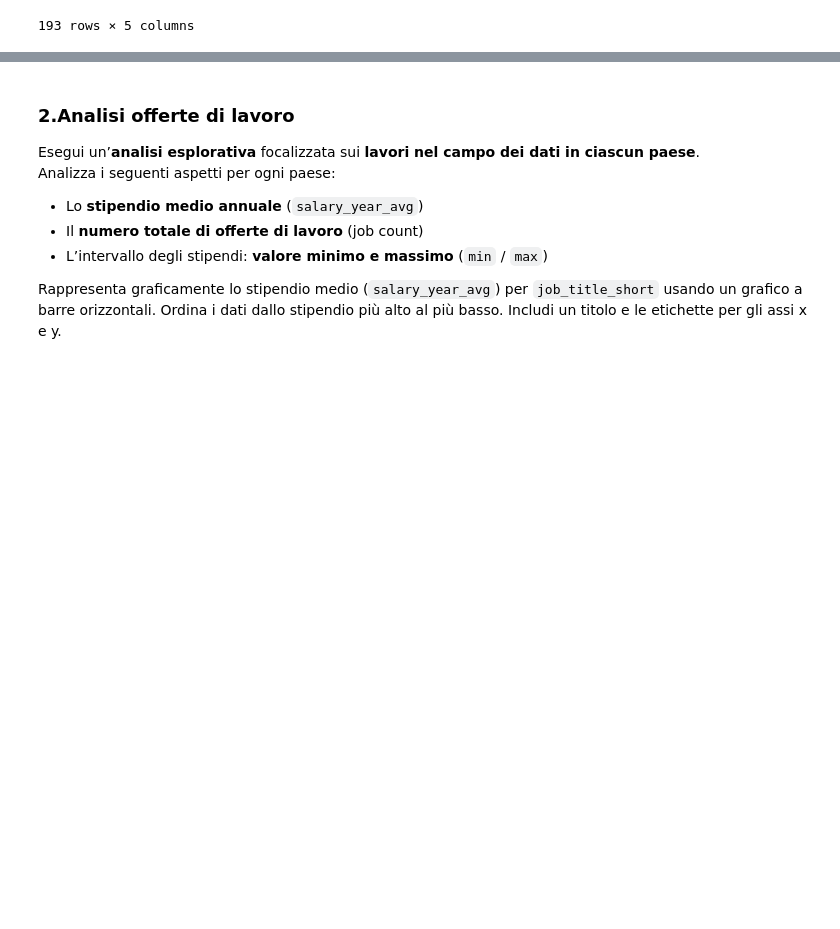
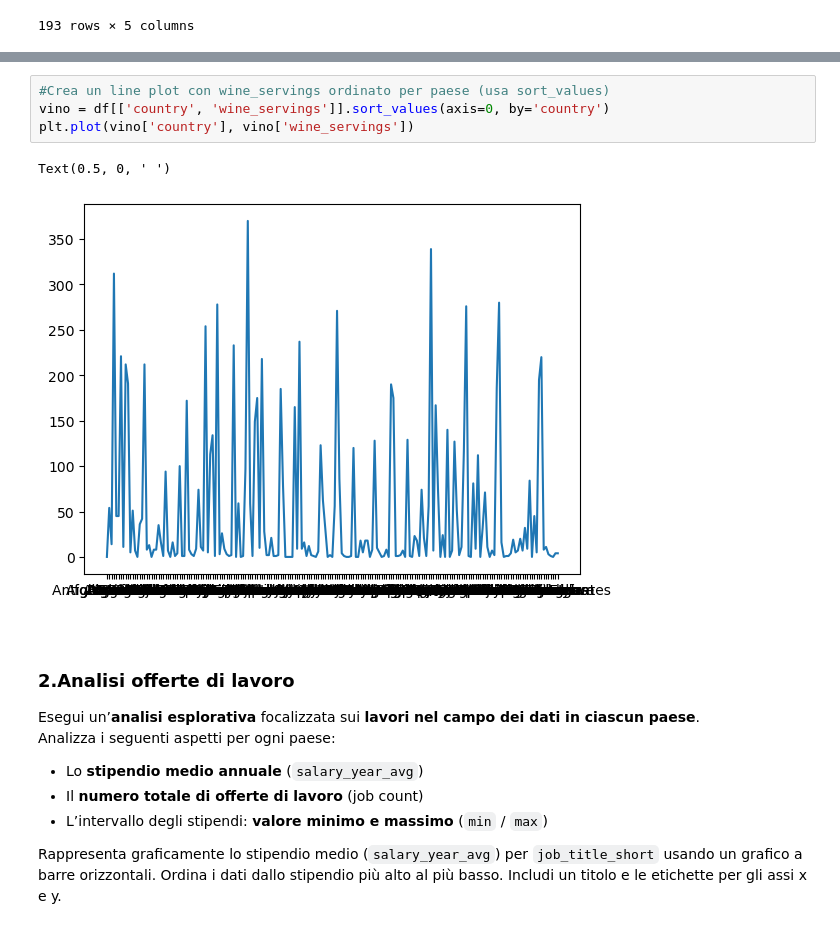
Before and after one commit to schumy/programmingLab_II, a Jupyter notebook: 3.5_Esercizi_lez_3.ipynb, the cells around one changed output, grey strips where cells are left out. Cells and saved outputs as stored; diff of their text form; blank space fills up the shorter version.

```diff
--- a/3.5_Esercizi_lez_3.ipynb
+++ b/3.5_Esercizi_lez_3.ipynb
@@ -37,3 +79,10 @@ df
+# %%
+#Crea un line plot con wine_servings ordinato per paese (usa sort_values)
+vino = df[['country', 'wine_servings']].sort_values(axis=0, by='country')
+plt.plot(vino['country'], vino['wine_servings'])
+# %% [output]
+Text(0.5, 0, ' ')
+[figure, added]
 # %% [markdown]
 ### **2.Analisi offerte di lavoro**
 
```
Also changed, not shown: parts of 22 cells of this notebook.
